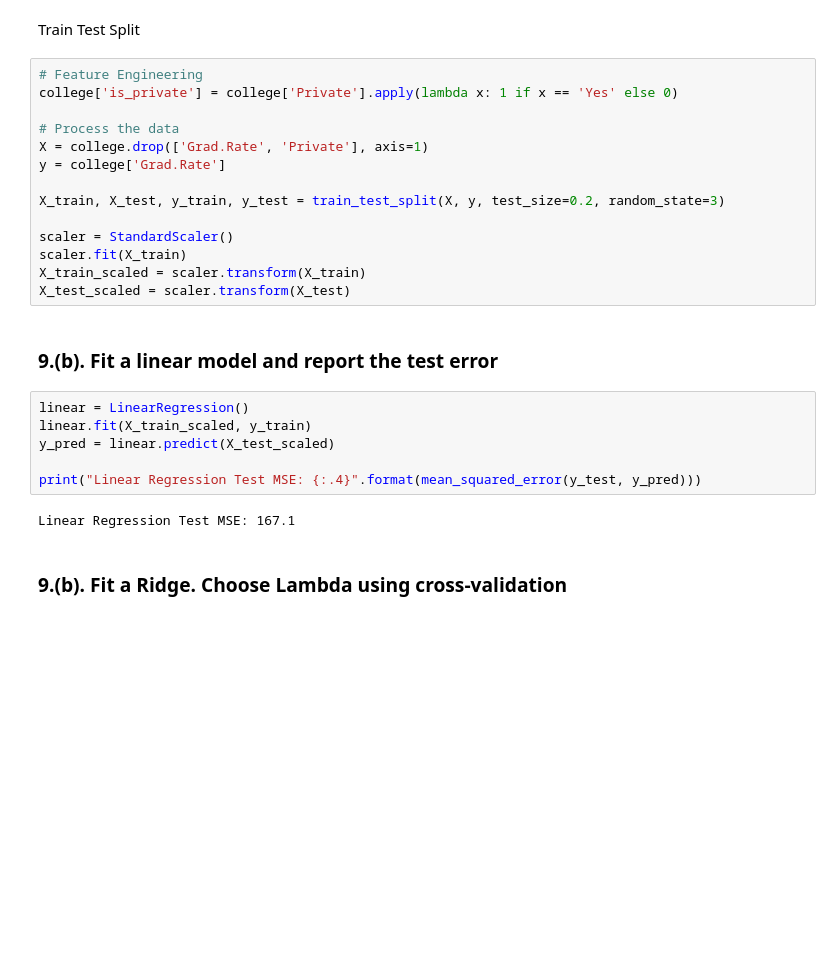
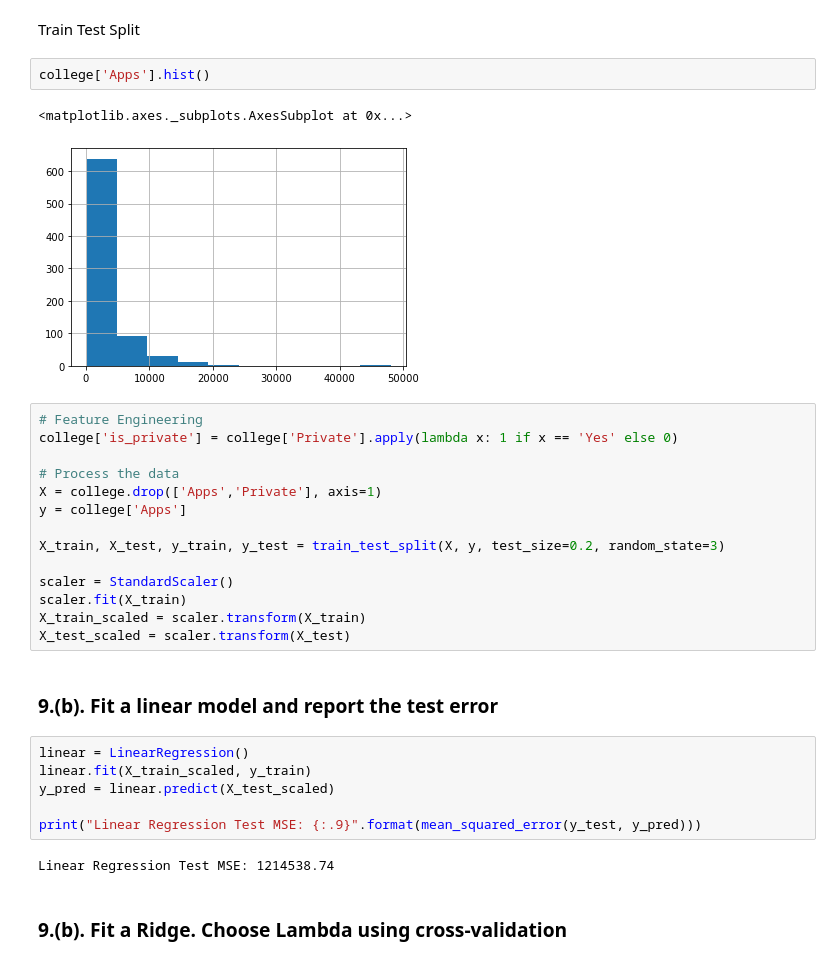
Before and after one commit to Morgan-Sell/islr-labs-exercises-python, a Jupyter notebook: exercises/06_linear_model_sel_reg.ipynb, the cells around one changed output. Saved outputs shown, nothing was run; the diff lists cells and outputs as text; blank space fills up the shorter version.

```diff
--- a/exercises/06_linear_model_sel_reg.ipynb
+++ b/exercises/06_linear_model_sel_reg.ipynb
@@ -154,13 +155,18 @@ dtypes: float64(1), int64(16), object(1)
 memory usage: 115.3+ KB
 # %% [markdown]
 Train Test Split
+# %%
+college['Apps'].hist()
+# %% [output]
+<matplotlib.axes._subplots.AxesSubplot at 0x...>
+[figure, added]
 # %%
 # Feature Engineering
 college['is_private'] = college['Private'].apply(lambda x: 1 if x == 'Yes' else 0)
 
 # Process the data
-X = college.drop(['Grad.Rate', 'Private'], axis=1)
-y = college['Grad.Rate']
+X = college.drop(['Apps','Private'], axis=1)
+y = college['Apps']
 
 X_train, X_test, y_train, y_test = train_test_split(X, y, test_size=0.2, random_state=3)
 
@@ -175,9 +181,9 @@ linear = LinearRegression()
 linear.fit(X_train_scaled, y_train)
 y_pred = linear.predict(X_test_scaled)
 
-print("Linear Regression Test MSE: {:.4}".format(mean_squared_error(y_test, y_pred)))
+print("Linear Regression Test MSE: {:.9}".format(mean_squared_error(y_test, y_pred)))
 # %% [output]
-Linear Regression Test MSE: 167.1
+Linear Regression Test MSE: 1214538.74
 # %% [markdown]
 ### 9.(b). Fit a Ridge. Choose Lambda using cross-validation
 # %%
```
Also changed, not shown: parts of 29 cells of this notebook.
